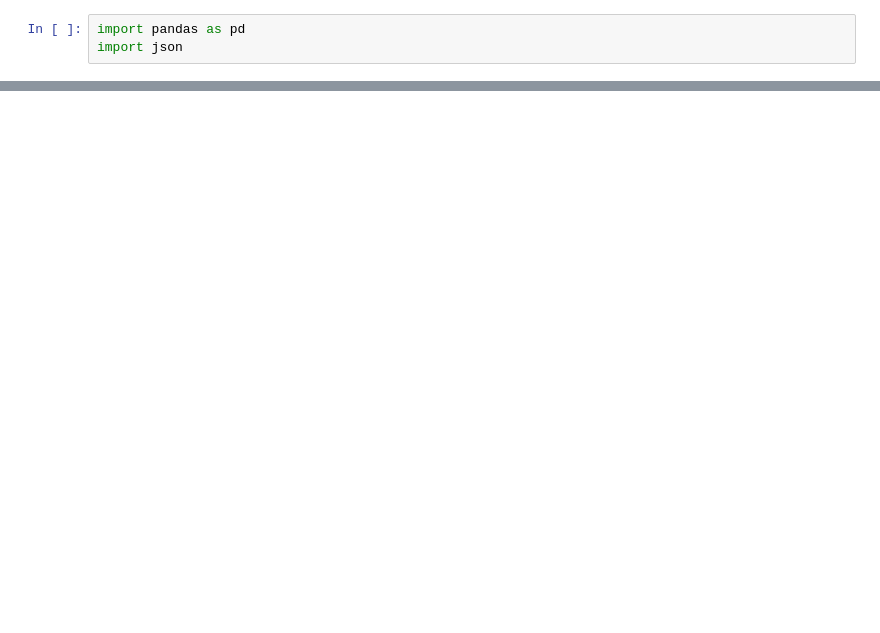
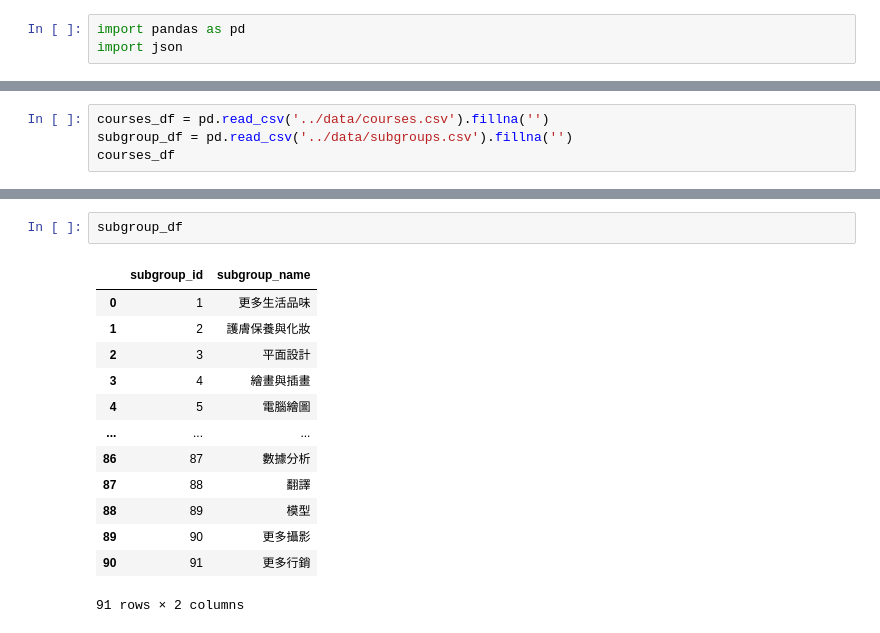
Before and after one commit to ianyang66/ADLFinal, a Jupyter notebook: possible_solution/Untitled1.ipynb, the cells around one changed output, grey strips where cells are left out. Saved outputs shown, nothing was run; the diff lists cells and outputs as text; blank space fills up the shorter version.

```diff
--- a/possible_solution/Untitled1.ipynb
+++ b/possible_solution/Untitled1.ipynb
@@ -79,0 +21,4 @@ interest_dict
+# %%
+courses_df = pd.read_csv('../data/courses.csv').fillna('')
+subgroup_df = pd.read_csv('../data/subgroups.csv').fillna('')
+courses_df
@@ -79,0 +39,16 @@ interest_dict
+# %%
+subgroup_df
+# %% [output]
+|  | subgroup_id | subgroup_name |
+| 0 | 1 | 更多生活品味 |
+| 1 | 2 | 護膚保養與化妝 |
+| 2 | 3 | 平面設計 |
+| 3 | 4 | 繪畫與插畫 |
+| 4 | 5 | 電腦繪圖 |
+| ... | ... | ... |
+| 86 | 87 | 數據分析 |
+| 87 | 88 | 翻譯 |
+| 88 | 89 | 模型 |
+| 89 | 90 | 更多攝影 |
+| 90 | 91 | 更多行銷 |
+91 rows × 2 columns
```
Also changed, not shown: parts of 7 cells of this notebook, 6 other files.
